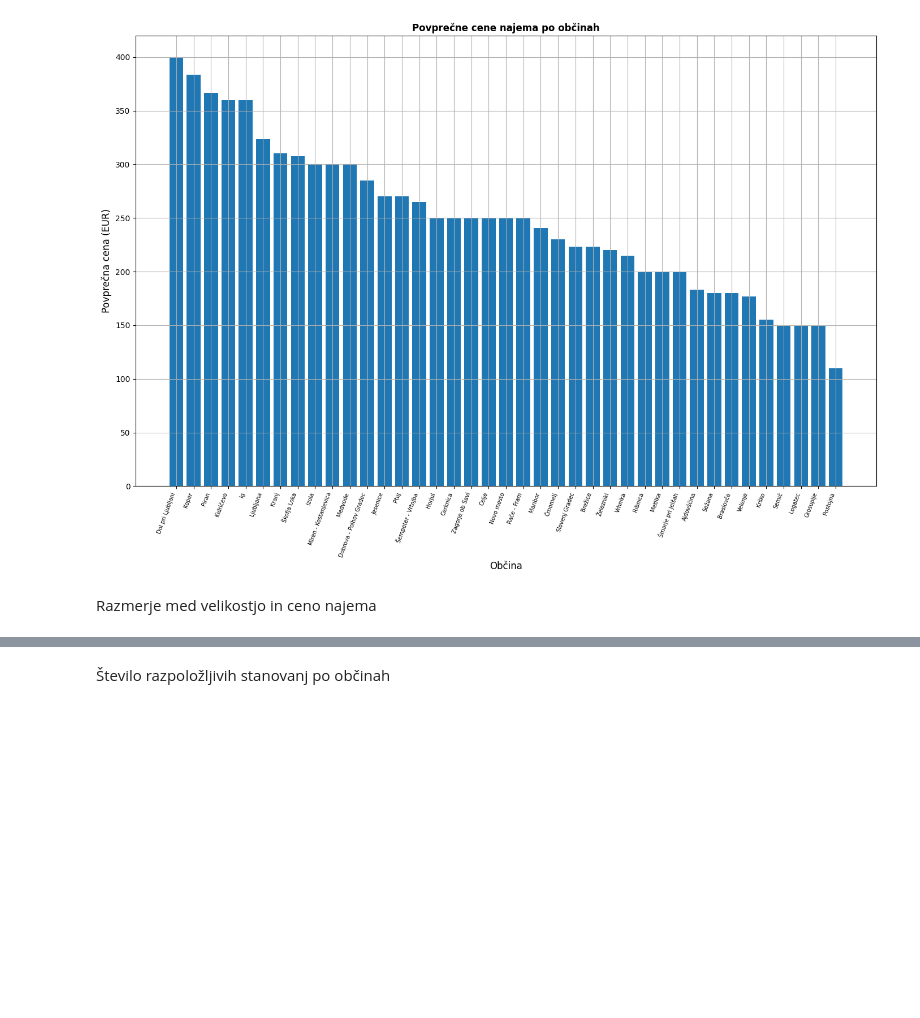
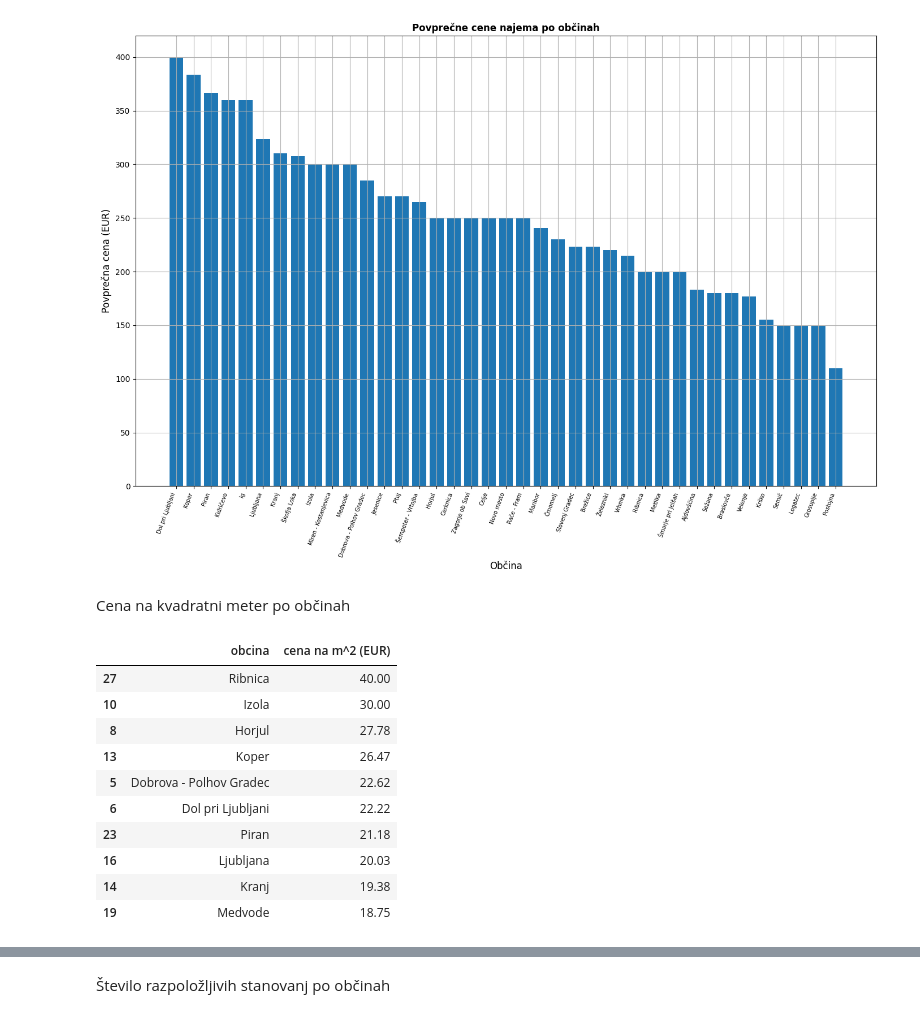
Before and after one commit to dina480/uvp-projektna-naloga, a Jupyter notebook: analiza_podatkov.ipynb, the cells around one changed output, grey strips where cells are left out. Saved outputs shown, nothing was run; the diff lists cells and outputs as text; code cells hidden in the pictures; blank space fills up the shorter version.

```diff
--- a/analiza_podatkov.ipynb
+++ b/analiza_podatkov.ipynb
@@ -68,4 +67,31 @@ plt.show()
 # %% [output]
 [figure]
 # %% [markdown]
-Razmerje med velikostjo in ceno najema
+Cena na kvadratni meter po občinah
+# %%
+# Podatke o velikosti pretvorimo v decimalna števila
+PODATKI['size'] = pd.to_numeric(PODATKI['size'])
+
+# Izračun cene na m^2
+PODATKI['cena_na_m2'] = PODATKI['cena_brez_eur'] / PODATKI['size']
+
+# Glede na občino
+povprecna_cena_m2 = PODATKI.groupby('obcina')['cena_na_m2'].mean().round(2).reset_index()
+povprecna_cena_m2 = povprecna_cena_m2.sort_values('cena_na_m2', ascending=False)
+
+povprecna_cena_m2 = povprecna_cena_m2.rename(columns={'cena_na_m2': 'cena na m^2 (EUR)'})
+
+# Dobljeni podatki zdaj zgledajo tako
+povprecna_cena_m2[['obcina', 'cena na m^2 (EUR)']].head(10)
+# %% [output]
+|  | obcina | cena na m^2 (EUR) |
+| 27 | Ribnica | 40.00 |
+| 10 | Izola | 30.00 |
+| 8 | Horjul | 27.78 |
+| 13 | Koper | 26.47 |
+| 5 | Dobrova - Polhov Gradec | 22.62 |
+| 6 | Dol pri Ljubljani | 22.22 |
+| 23 | Piran | 21.18 |
+| 16 | Ljubljana | 20.03 |
+| 14 | Kranj | 19.38 |
+| 19 | Medvode | 18.75 |
```
Also changed, not shown: parts of 4 cells of this notebook, 1 other file.
